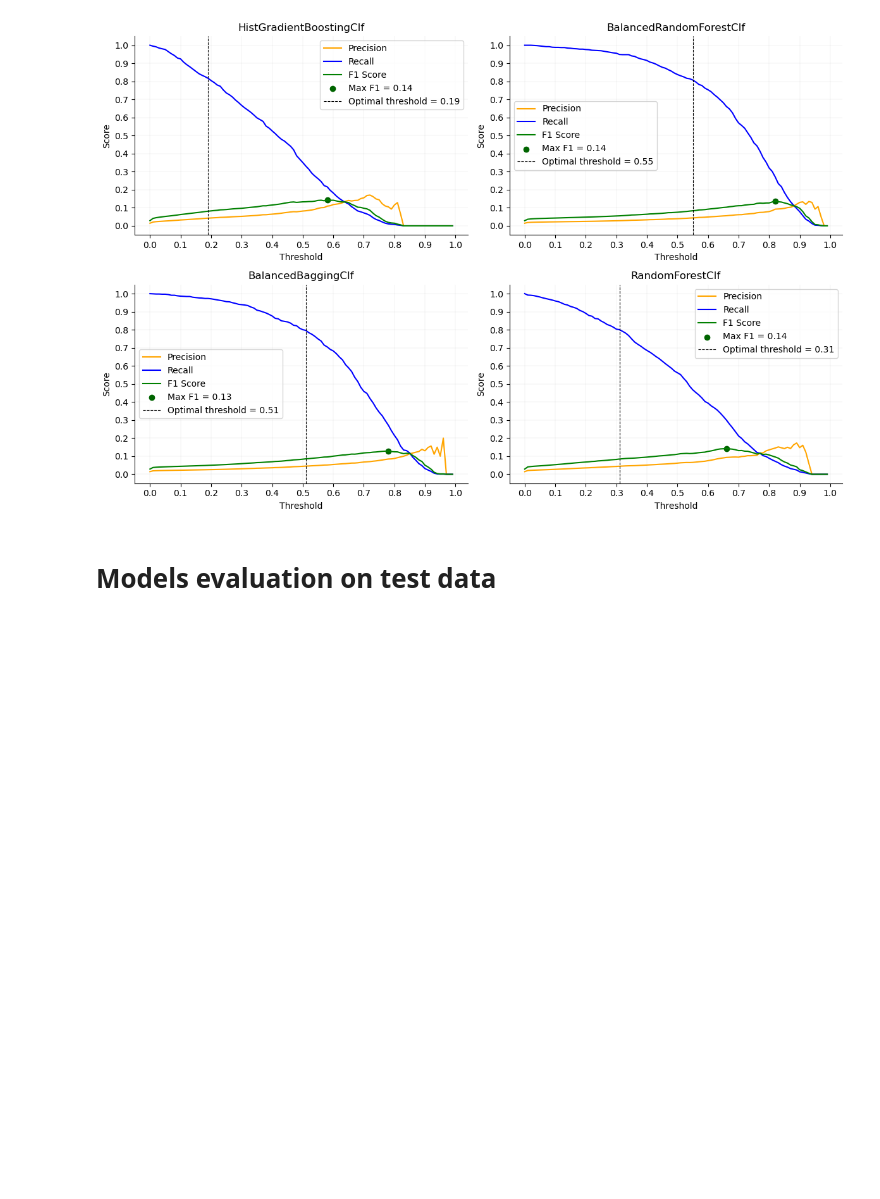
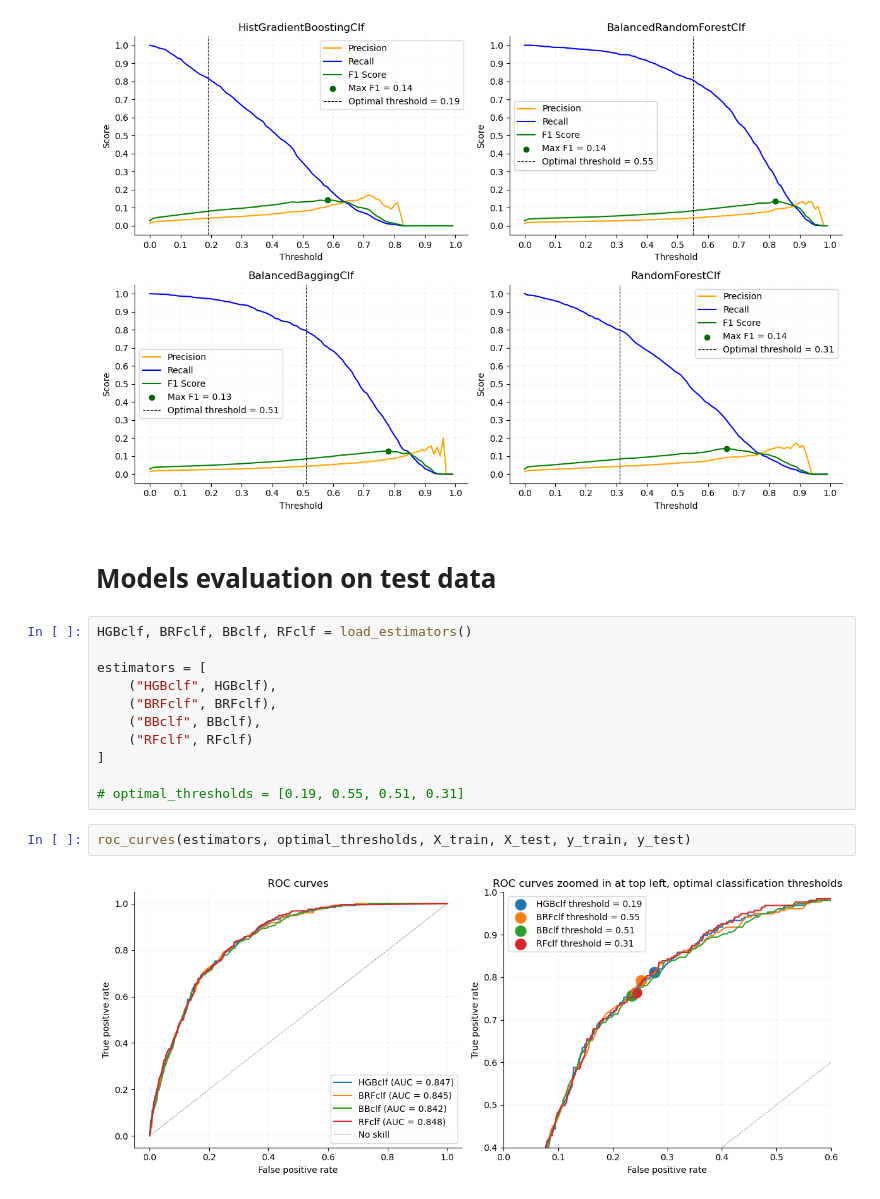
Before and after one commit to k-katarzyna/Lead_Conversion_Probability, a Jupyter notebook: Happy_Customer_Bank/Project_main.ipynb, the cells around one changed output. Saved outputs shown, nothing was run; the diff lists cells and outputs as text; blank space fills up the shorter version.

Commit message:
evaluation on test data added

```diff
--- a/Happy_Customer_Bank/Project_main.ipynb
+++ b/Happy_Customer_Bank/Project_main.ipynb
@@ -566,3 +560,18 @@ _, optimal_thresholds = cv_scores_for_thresholds(estimators,
 [figure]
 # %% [markdown]
 # Models evaluation on test data
+# %%
+HGBclf, BRFclf, BBclf, RFclf = load_estimators()
+
+estimators = [
+    ("HGBclf", HGBclf),
+    ("BRFclf", BRFclf),
+    ("BBclf", BBclf),
+    ("RFclf", RFclf)
+]
+
+# optimal_thresholds = [0.19, 0.55, 0.51, 0.31]
+# %%
+roc_curves(estimators, optimal_thresholds, X_train, X_test, y_train, y_test)
+# %% [output]
+[figure, added]
```
Also changed, not shown: parts of 4 cells of this notebook, 1 other file.
